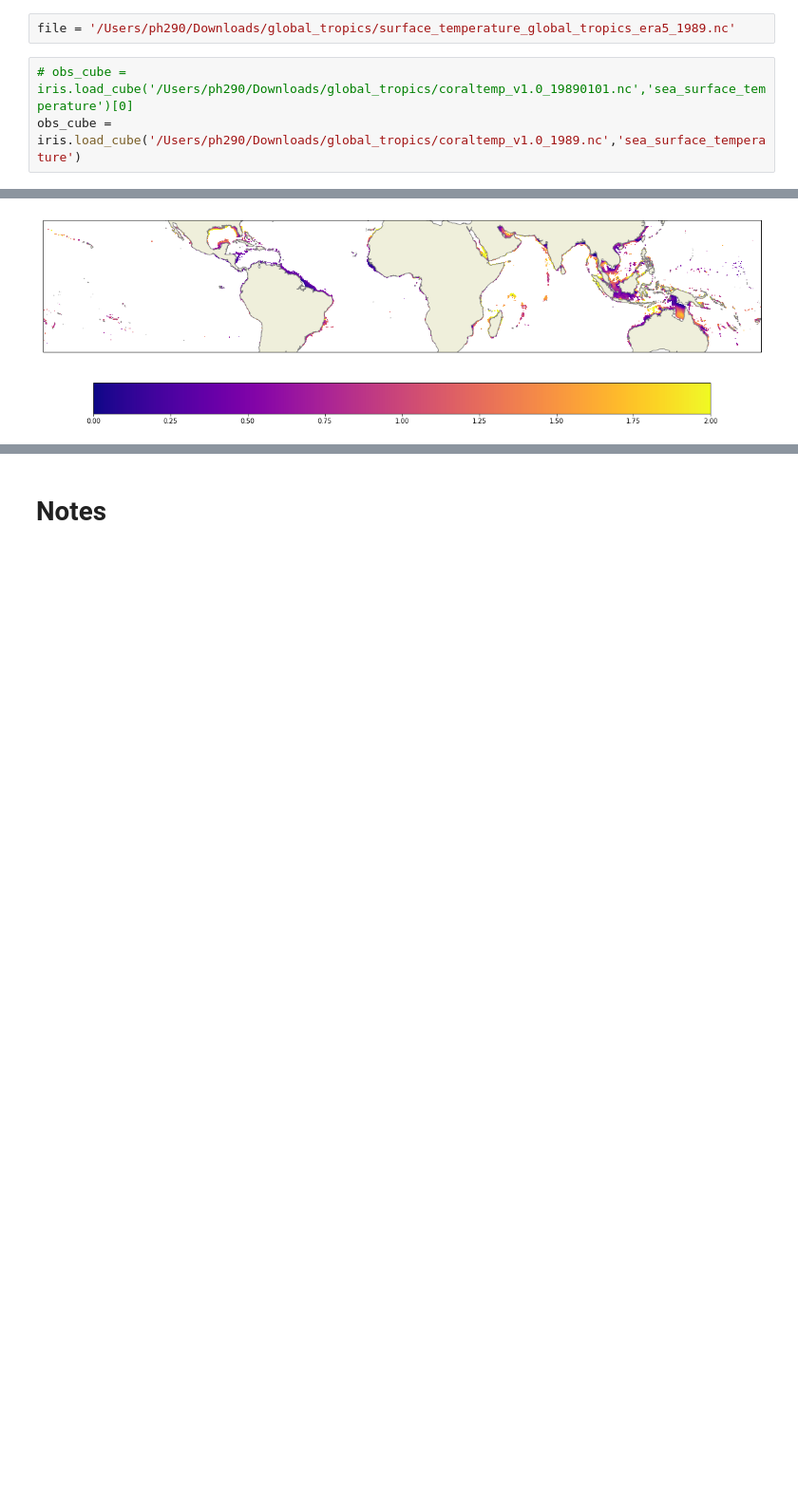
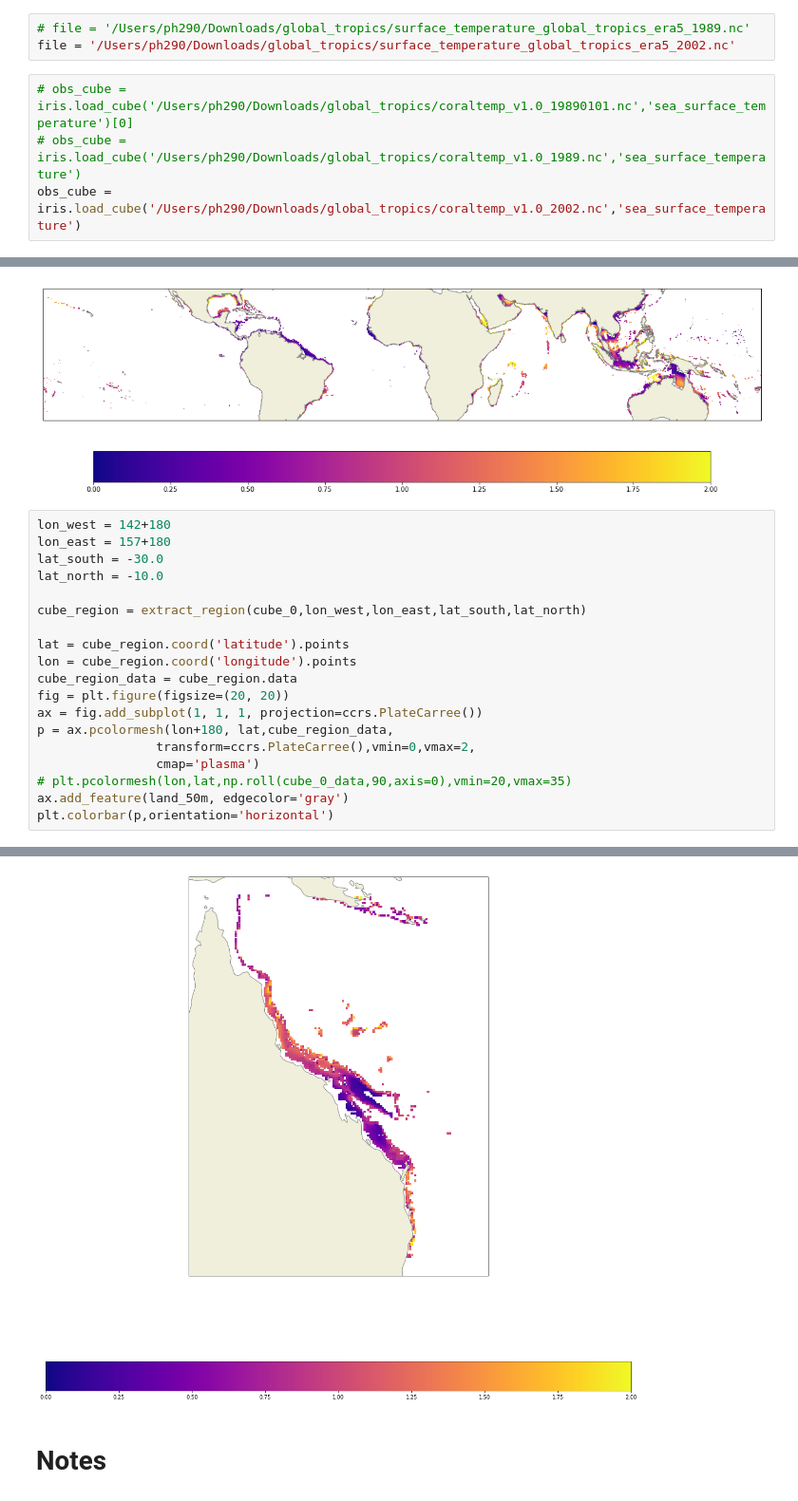
Before and after one commit to PaulHalloran/Jupiter_notebooks_halloran, a Jupyter notebook: ecmwf_era5_s2p3_output_exploring.ipynb, the cells around one changed output, grey strips where cells are left out. Shown at 95% size. Drawn from its saved outputs; the diff is of its cells as text; blank space fills up the shorter version.

```diff
--- a/ecmwf_era5_s2p3_output_exploring.ipynb
+++ b/ecmwf_era5_s2p3_output_exploring.ipynb
@@ -11,7 +11,9 @@ def extract_region(cube,lon_west,lon_east,lat_south,lat_north):
     cube_region = cube_region_tmp.intersection(latitude=(lat_south, lat_north))
     return cube_region
 # %%
-file = '/Users/ph290/Downloads/global_tropics/surface_temperature_global_tropics_era5_1989.nc'
+# file = '/Users/ph290/Downloads/global_tropics/surface_temperature_global_tropics_era5_1989.nc'
+file = '/Users/ph290/Downloads/global_tropics/surface_temperature_global_tropics_era5_2002.nc'
 # %%
 # obs_cube = iris.load_cube('/Users/ph290/Downloads/global_tropics/coraltemp_v1.0_19890101.nc','sea_surface_temperature')[0]
-obs_cube = iris.load_cube('/Users/ph290/Downloads/global_tropics/coraltemp_v1.0_1989.nc','sea_surface_temperature')
+# obs_cube = iris.load_cube('/Users/ph290/Downloads/global_tropics/coraltemp_v1.0_1989.nc','sea_surface_temperature')
+obs_cube = iris.load_cube('/Users/ph290/Downloads/global_tropics/coraltemp_v1.0_2002.nc','sea_surface_temperature')
@@ -398,3 +403,23 @@ plt.colorbar(p,orientation='horizontal')
 # %% [output]
 <matplotlib.colorbar.Colorbar at 0x...>
 [figure]
+# %%
+lon_west = 142+180
+lon_east = 157+180
+lat_south = -30.0
+lat_north = -10.0
+
+cube_region = extract_region(cube_0,lon_west,lon_east,lat_south,lat_north)
+
+lat = cube_region.coord('latitude').points
+lon = cube_region.coord('longitude').points
+cube_region_data = cube_region.data
+fig = plt.figure(figsize=(20, 20))
+ax = fig.add_subplot(1, 1, 1, projection=ccrs.PlateCarree())
+p = ax.pcolormesh(lon+180, lat,cube_region_data,
+                transform=ccrs.PlateCarree(),vmin=0,vmax=2,
+                cmap='plasma')
+# plt.pcolormesh(lon,lat,np.roll(cube_0_data,90,axis=0),vmin=20,vmax=35)
+ax.add_feature(land_50m, edgecolor='gray')
+plt.colorbar(p,orientation='horizontal')
+# %% [output]
@@ -401,3 +427,4 @@ plt.colorbar(p,orientation='horizontal')
+[figure, added]
 # %% [markdown]
 # Notes
 # %% [markdown]
```
Also changed, not shown: parts of 8 cells of this notebook, 4 other files.
